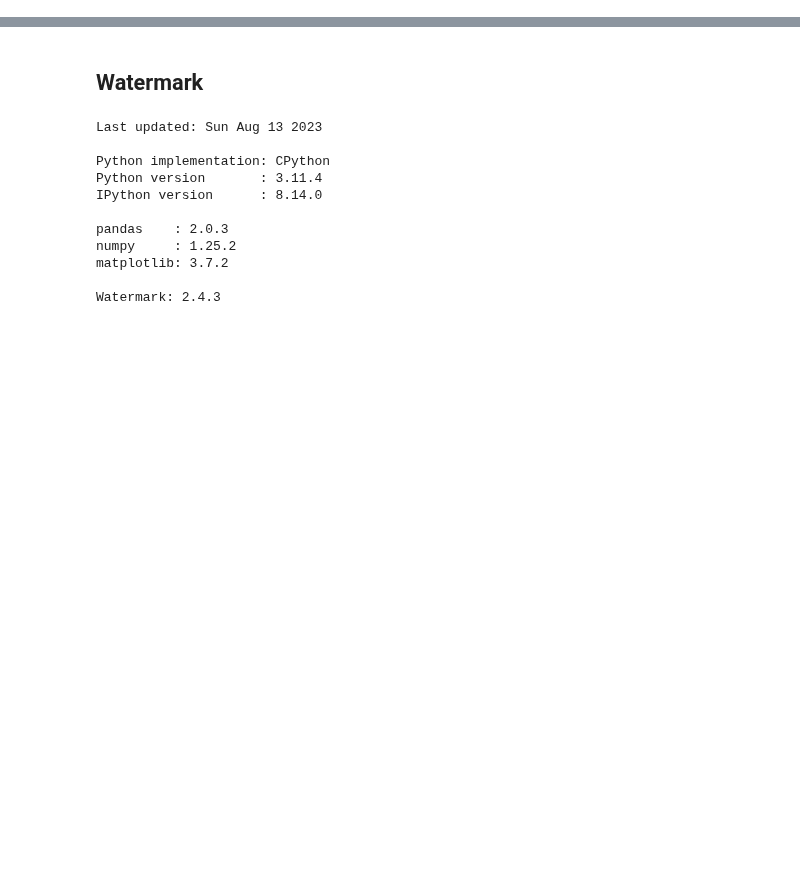
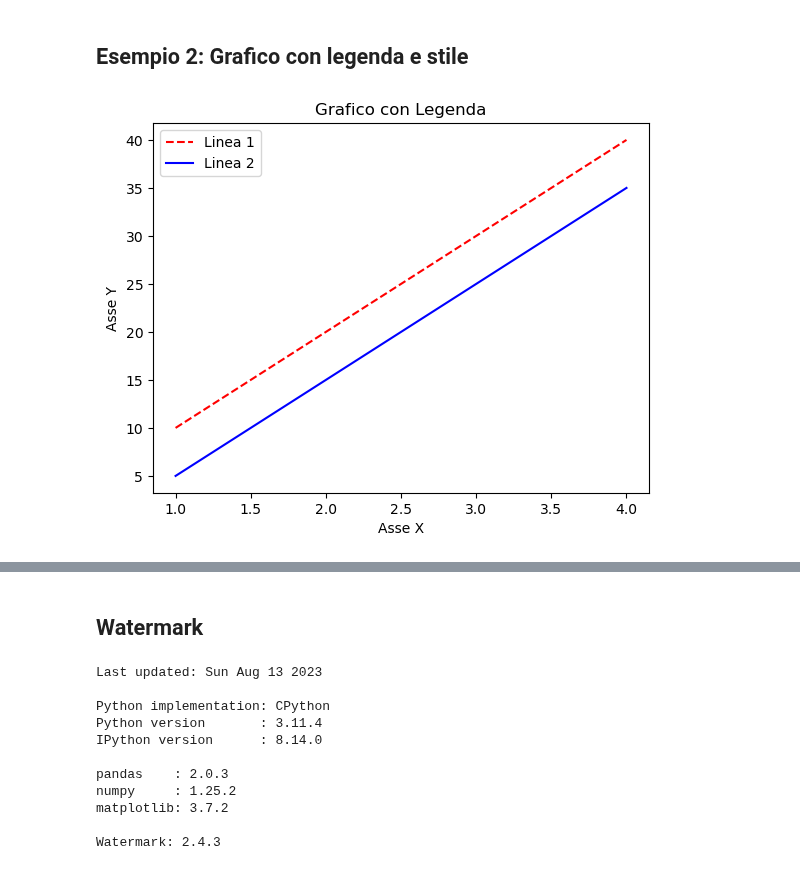
Before and after one commit to ccaudek/ds4psy, a Jupyter notebook: chapter_1/06_matplotlib.ipynb, the cells around one changed output, grey strips where cells are left out. Drawn from its saved outputs; the diff is of its cells as text; code cells hidden in the pictures; blank space fills up the shorter version.

```diff
--- a/chapter_1/06_matplotlib.ipynb
+++ b/chapter_1/06_matplotlib.ipynb
@@ -177,0 +44,15 @@ Text(0, 0.5, '$y_2$')
+# %% [markdown]
+## Esempio 2: Grafico con legenda e stile
+# %%
+x = [1, 2, 3, 4]
+y1 = [10, 20, 30, 40]
+y2 = [5, 15, 25, 35]
+
+plt.plot(x, y1, label="Linea 1", color="red", linestyle="--")
+plt.plot(x, y2, label="Linea 2", color="blue", linestyle="-")
+plt.xlabel("Asse X")
+plt.ylabel("Asse Y")
+plt.title("Grafico con Legenda")
+plt.legend()
+# %% [output]
+[figure, added]
```
Also changed, not shown: parts of 32 cells of this notebook, 22 other files.
